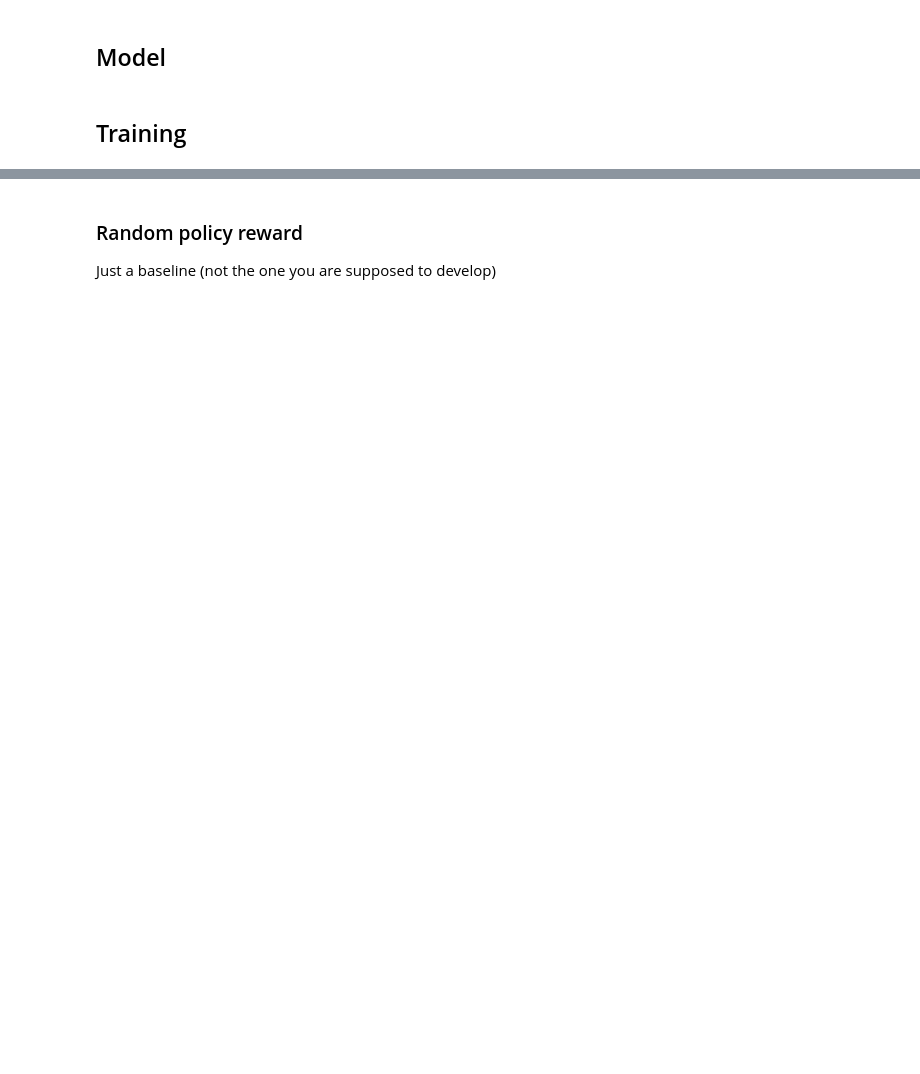
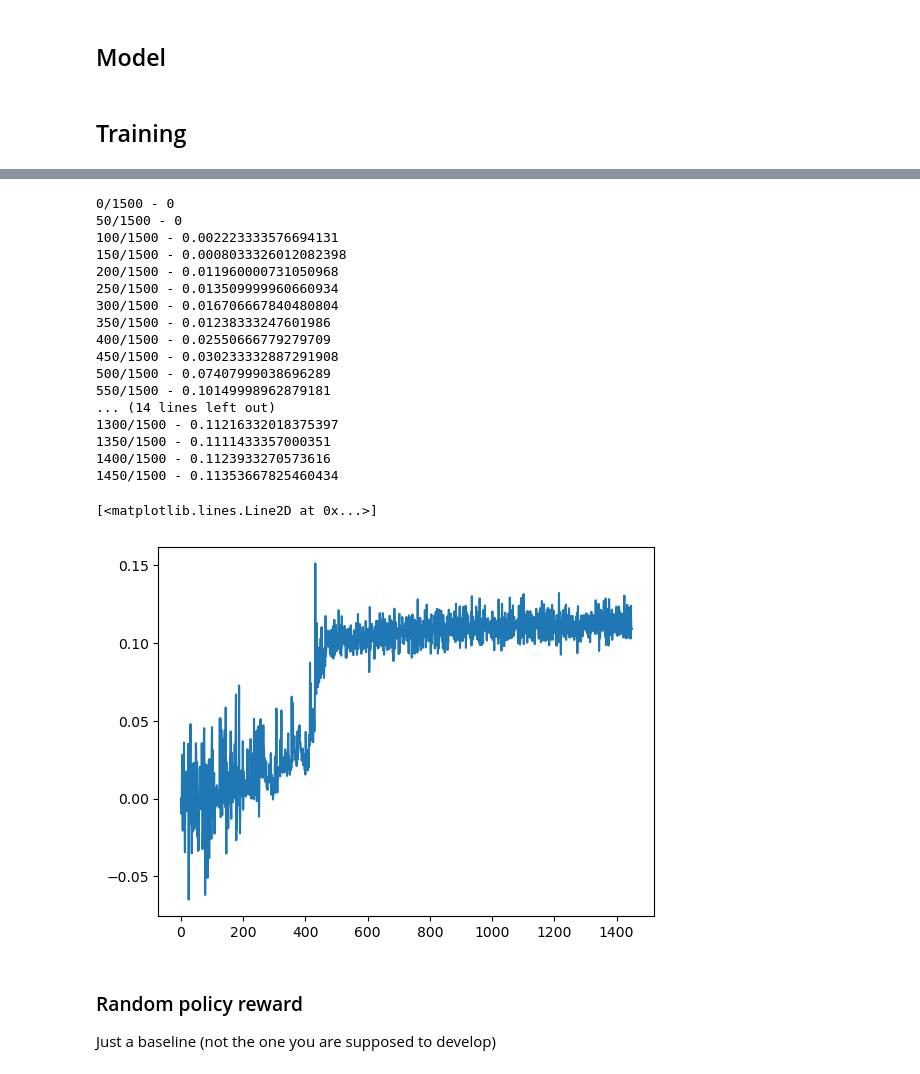
Before and after one commit to MrcBalla/RF_snake, a Jupyter notebook: snake_RF/main.ipynb, the cells around one changed output, grey strips where cells are left out. Saved outputs shown, nothing was run; the diff lists cells and outputs as text; code cells hidden in the pictures; blank space fills up the shorter version.

```diff
--- a/snake_RF/main.ipynb
+++ b/snake_RF/main.ipynb
@@ -74,5 +92,5 @@ plt.plot(reward_history_agent)
 # %%
-reward_history_agent=[0]
+reward_history_agent_trpo=[0]
 EPOCHS=1500
 env_ = get_env()
 agent=TRPO_agent(env=env_)
@@ -94,6 +112,6 @@ for e in range(EPOCHS):
     new_state=tf.reshape(new_state, (1000, -1))
 
     agent.learn(state, new_state, samples, rewards) # this optimie the policy function tarting from information sampled
-    if e > 50: reward_history_agent.append(np.mean(rewards))
-plt.plot(reward_history_agent)
+    if e > 50: reward_history_agent_trpo.append(np.mean(rewards))
+plt.plot(reward_history_agent_trpo)
 # %% [output]
@@ -127,25 +168,51 @@ plt.plot(reward_history_conv)
 # %%
-reward_history_conv=[0]
-EPOCHS=1000
+reward_history_dqn=[0]
+EPOCHS=1500
 env_ = get_env()
-agent=Duelling(env=env_)
+agent=DQN(env=env_)
 for e in range(EPOCHS):
-    if e%50==0:
-        print(f"{e}/{EPOCHS} - {np.mean(reward_history_conv[-30:]) or 0}", end="\n")
-    state=env_.to_state()
-    #state=tf.reshape(state, (1000, -1))
+        if e%50==0:
+            print(f"{e}/{EPOCHS} - {np.mean(reward_history_dqn[-30:]) or 0}", end="\n")
 
-    original_probs = agent.model.call(state)
-    pred = original_probs / tf.reduce_sum(original_probs, axis=-1, keepdims=True)
-    samples = tf.random.categorical(tf.math.log(pred), 1, dtype=tf.int32)[:, 0]
-    actions=tf.reshape(samples, (samples.shape[0],1))
+        #if e%400==0 and e!=0:
+        #    step=step+1
 
-    masks=env_.check_actions(actions)
+        state=env_.to_state()
+        state=tf.reshape(state, (1000, -1))
 
-    rewards= env_.move(actions)
-    new_state = tf.constant(env_.to_state())
-    #new_state=tf.reshape(new_state, (1000, -1))
+        value_q=agent.Q_net(state)
+        #original_probs = agent.Q_net(state)
+        #pred = original_probs / tf.reduce_sum(original_probs, axis=-1, keepdims=True)
+        #samples = tf.random.categorical(tf.math.log(pred), 1, dtype=tf.int32)[:, 0]
+        samples=tf.argmax(value_q, axis=1)
+        actions=tf.reshape(samples, (samples.shape[0],1))
 
-    agent.learn(state, new_state, samples, rewards) # this optimie the policy function tarting from information sampled
-    if e > 50: reward_history_conv.append(np.mean(rewards))
-plt.plot(reward_history_conv)
+        masks=env_.check_actions(actions)
+
+        rewards= env_.move(actions)
+        new_state = tf.constant(env_.to_state())
+        new_state=tf.reshape(new_state, (1000, -1))
+
+        agent.learn(state, new_state, samples, rewards) # this optimie the policy function tarting from information sampled
+        if e > 50: reward_history_dqn.append(np.mean(rewards))
+plt.plot(reward_history_dqn)
+# %% [output]
+0/1500 - 0
+50/1500 - 0
+100/1500 - 0.002223333576694131
+150/1500 - 0.0008033326012082398
+200/1500 - 0.011960000731050968
+250/1500 - 0.013509999960660934
+300/1500 - 0.016706667840480804
+350/1500 - 0.01238333247601986
+400/1500 - 0.02550666779279709
+450/1500 - 0.030233332887291908
+500/1500 - 0.07407999038696289
+550/1500 - 0.10149998962879181
+... (14 lines left out)
+1300/1500 - 0.11216332018375397
+1350/1500 - 0.1111433357000351
+1400/1500 - 0.1123933270573616
+1450/1500 - 0.11353667825460434
+[<matplotlib.lines.Line2D at 0x...>]
+[figure, added]
```
Also changed, not shown: parts of 8 cells of this notebook, 2 other files.
